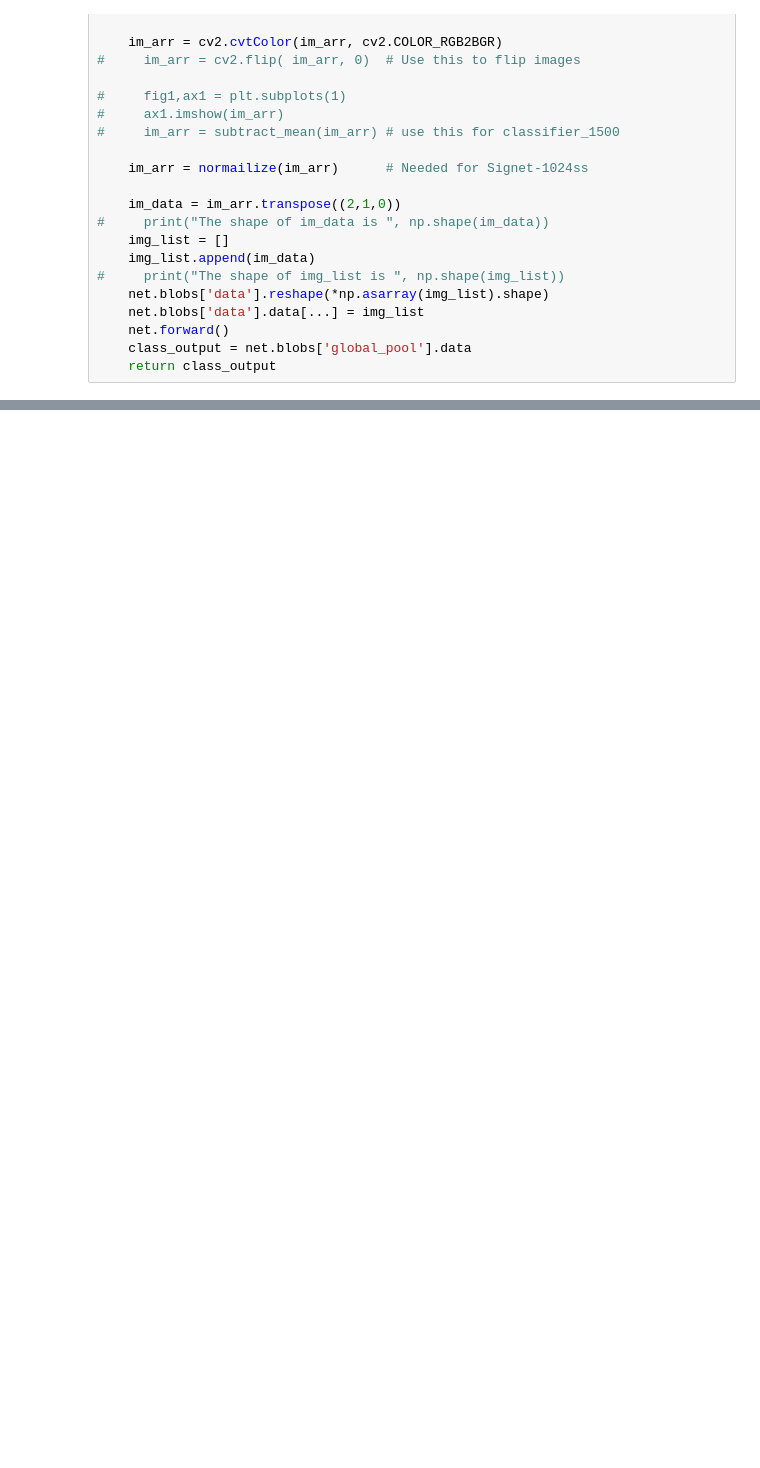
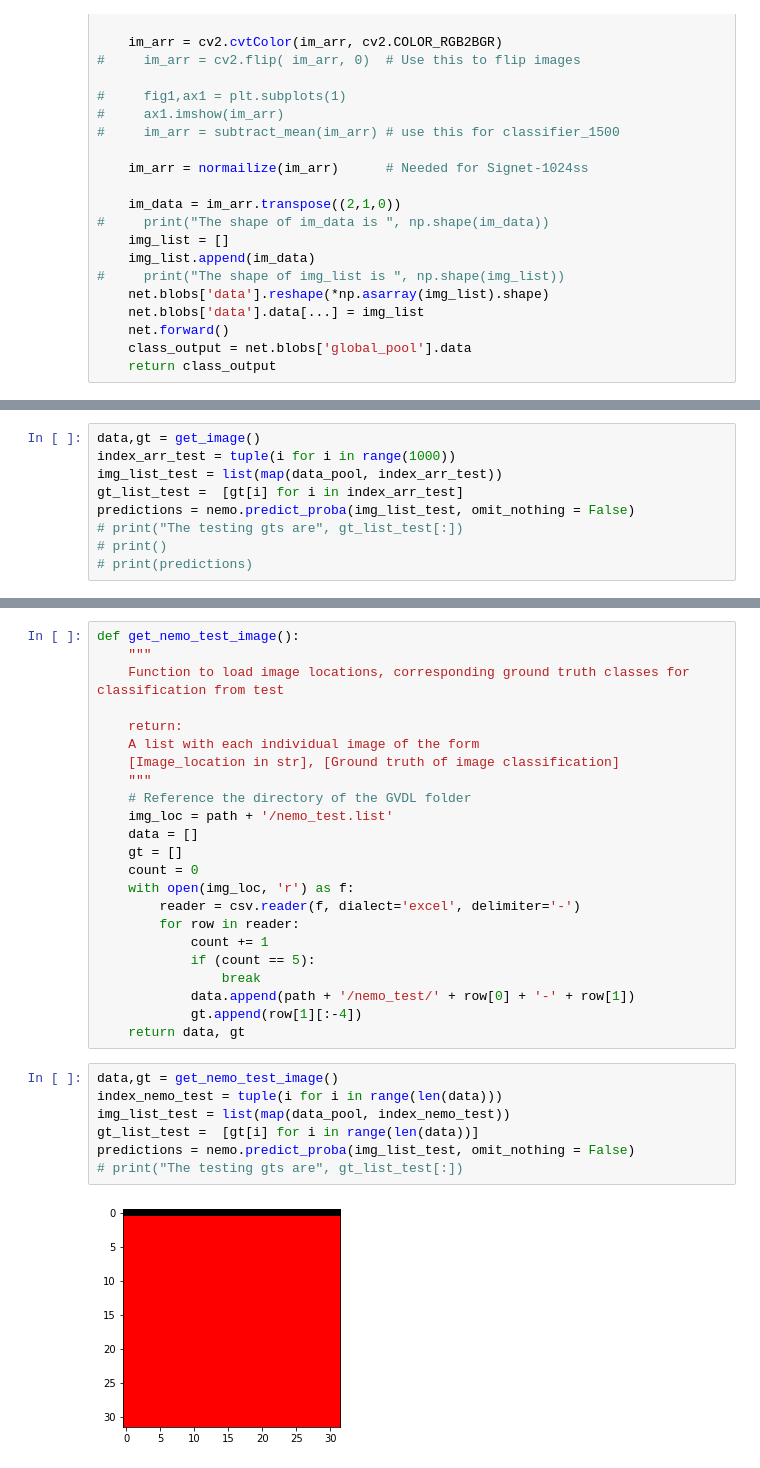
Before and after one commit to ShubhamPatil1994/training_pipeline, a Jupyter notebook: python_classifier_nemo.ipynb, the cells around one changed output, grey strips where cells are left out. Drawn from its saved outputs; the diff is of its cells as text; blank space fills up the shorter version.

```diff
--- a/python_classifier_nemo.ipynb
+++ b/python_classifier_nemo.ipynb
@@ -336,0 +358,9 @@ print(protxt_file)
+# %%
+data,gt = get_image()
+index_arr_test = tuple(i for i in range(1000))
+img_list_test = list(map(data_pool, index_arr_test))
+gt_list_test =  [gt[i] for i in index_arr_test]
+predictions = nemo.predict_proba(img_list_test, omit_nothing = False)
+# print("The testing gts are", gt_list_test[:])
+# print()
+# print(predictions)
@@ -336,0 +440,32 @@ print(protxt_file)
+# %%
+def get_nemo_test_image():
+    """
+    Function to load image locations, corresponding ground truth classes for classification from test
+
+    return:
+    A list with each individual image of the form
+    [Image_location in str], [Ground truth of image classification]
+    """
+    # Reference the directory of the GVDL folder
+    img_loc = path + '/nemo_test.list'
+    data = []
+    gt = []
+    count = 0
+    with open(img_loc, 'r') as f:
+        reader = csv.reader(f, dialect='excel', delimiter='-')
+        for row in reader:
+            count += 1
+            if (count == 5):
+                break
+            data.append(path + '/nemo_test/' + row[0] + '-' + row[1])
+            gt.append(row[1][:-4])
+    return data, gt
+# %%
+data,gt = get_nemo_test_image()
+index_nemo_test = tuple(i for i in range(len(data)))
+img_list_test = list(map(data_pool, index_nemo_test))
+gt_list_test =  [gt[i] for i in range(len(data))]
+predictions = nemo.predict_proba(img_list_test, omit_nothing = False)
+# print("The testing gts are", gt_list_test[:])
+# %% [output]
+[figure, added]
```
Also changed, not shown: parts of 22 cells of this notebook, 2 other files.
